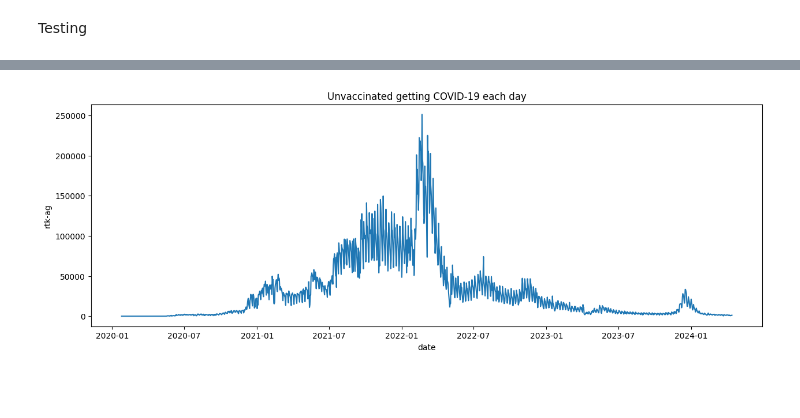
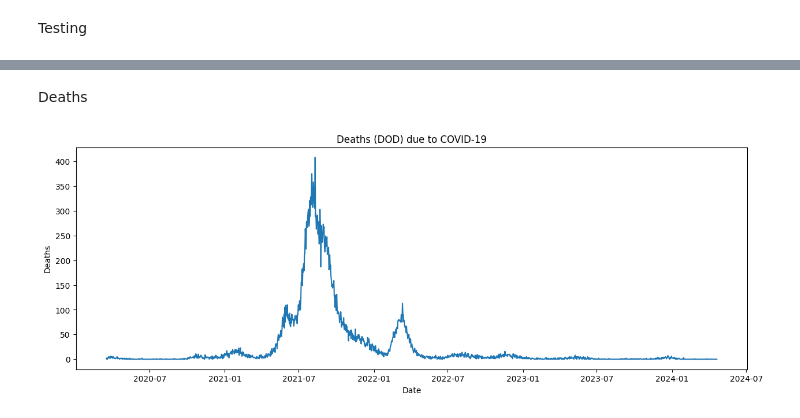
Before and after one commit to MarcusO17/5011-cem-ml, a Jupyter notebook: notebooks/country_EDA.ipynb, the cells around one changed output, grey strips where cells are left out. Cells and saved outputs as stored; diff of their text form; code cells hidden in the pictures; blank space fills up the shorter version.

```diff
--- a/notebooks/country_EDA.ipynb
+++ b/notebooks/country_EDA.ipynb
@@ -127,0 +144,2 @@ Index(['date', 'cases_new', 'cases_import', 'cases_recovered', 'cases_active',
+# %%
+df.drop(columns=['cases_cluster','deaths_new','deaths_bid','deaths_tat'],inplace=True)
@@ -127,0 +164,4 @@ Index(['date', 'cases_new', 'cases_import', 'cases_recovered', 'cases_active',
+# %%
+df['rtk-ag'] = df['rtk-ag'].fillna(df['rtk-ag'].mean())
+df['pcr'] = df['pcr'].fillna(df['pcr'].mean())
+#Impute testing with mean, as NA does not mean 0 tests were done on that particular day.
@@ -401,8 +511,12 @@ Testing
+# %% [markdown]
+Deaths
 # %%
-#cases_unvax
+#deaths_new_dod
 plt.figure(figsize=(15,5))
-plt.title('Unvaccinated getting COVID-19 each day')
-sns.lineplot(x=df['date'], y=df['rtk-ag'])
+plt.title('Deaths (DOD) due to COVID-19')
+sns.lineplot(x=df['date'], y=df['deaths_new_dod'])
+plt.xlabel('Date')
+plt.ylabel('Deaths')
 plt.show()
 # %% [output]
-[figure, old version]
+[figure, new version]
```
Also changed, not shown: parts of 45 cells of this notebook, 5 other files.
